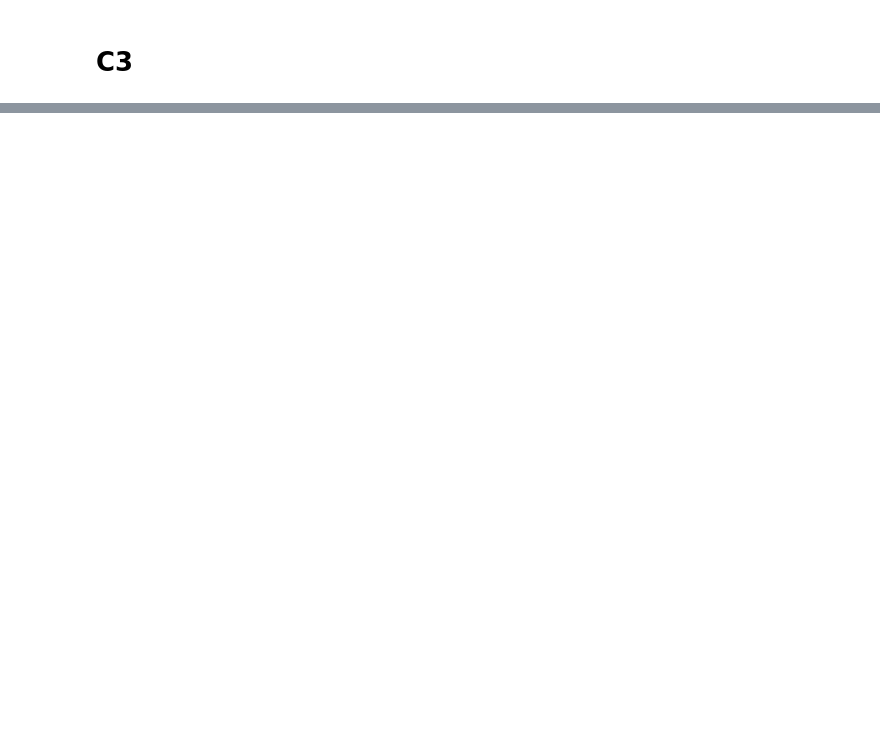
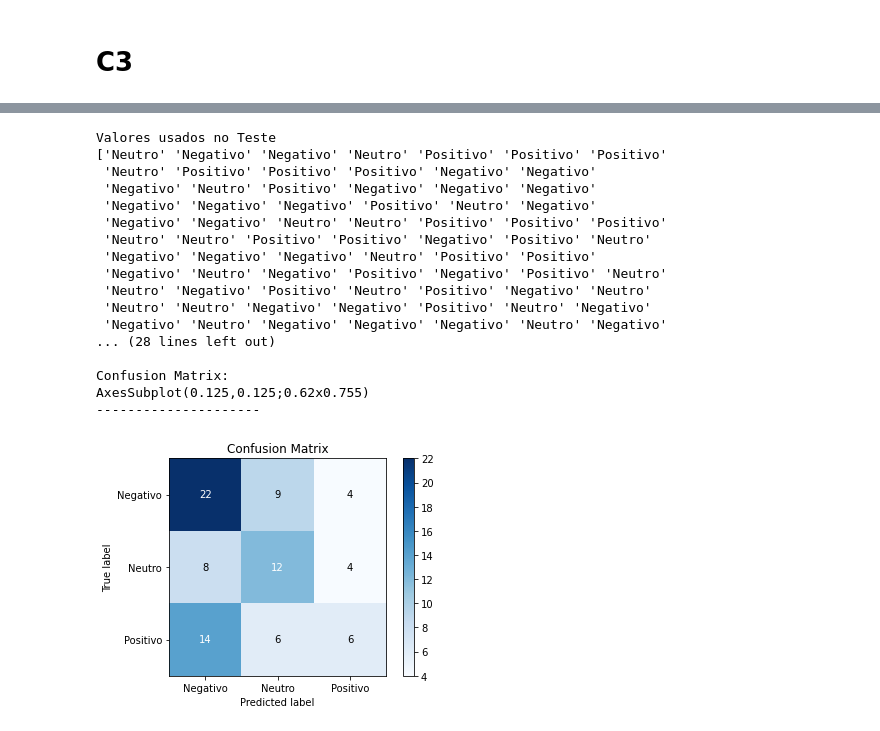
Before and after one commit to rrsouzza/ProjetoIntegradorIV_2022-2, a Jupyter notebook: ponderacoes.ipynb, the cells around one changed output, grey strips where cells are left out. Drawn from its saved outputs; the diff is of its cells as text; code cells hidden in the pictures; blank space fills up the shorter version.

Commit message:
Finalizado Train e Teste Naive Bayes para TF, IDF, TF-IDF

```diff
--- a/ponderacoes.ipynb
+++ b/ponderacoes.ipynb
@@ -304,7 +302,8 @@ with open('tweets.txt', encoding='utf-8') as txt_file:
 # Criação do dataframe:
 
 # Lê o .csv do qual deverá ser feito os cálculos
-df = pd.read_csv('tweets.csv', encoding='utf-8', on_bad_lines='skip')
+# df = pd.read_csv('tweets.csv', encoding='utf-8', on_bad_lines='skip')
+df = pd.read_csv('tweets-novembro.csv', encoding='utf-8', on_bad_lines='skip')
 # df = pd.read_csv('./kmeans_manual/3ª Avaliação/2-2-1.csv', sep=';', index_col=0)
 
 df = df.drop_duplicates()
@@ -406,0 +427,12 @@ df_tf_idf_csv.to_csv('df_tf_idf_classificado.csv', sep = ';', index = False)
+# %%
+df_tf_dados = df_tf_csv
+df_tf_dados = df_tf_dados.drop(columns = 'Tweets', inplace = False)
+print(df_tf_dados.head())
+
+df_idf_dados = df_idf_csv
+df_idf_dados = df_idf_dados.drop(columns = 'Tweets', inplace = False)
+print(df_idf_dados.head())
+
+df_tf_idf_dados = df_tf_idf_csv
+df_tf_idf_dados = df_tf_idf_dados.drop(columns = 'Tweets', inplace = False)
+print(df_tf_idf_dados.head())
@@ -407,4 +465,65 @@ df_tf_idf_csv.to_csv('df_tf_idf_classificado.csv', sep = ';', index = False)
 # %%
-# Decision Tree (DT)
+# TF
 
-from sklearn import tree
+# Seleciona todas as linhas, de todas as colunas, exceto a última
+X_tf = df_tf_dados.iloc[:, 0:-1].values
+# X_tf[0].shape -> 3715
+
+# Seleciona todas as linhas, apenas da última coluna
+y_tf = df_tf_dados.iloc[:, -1].values
+# Y_tf.shape -> 569
+
+# Train-Test Split
+X_tf_train, X_tf_test, y_tf_train, y_tf_test = train_test_split(X_tf, y_tf, test_size = 0.30, random_state = 0)
+
+# Fit-Transform
+sc = StandardScaler()
+X_tf_train = sc.fit_transform(X_tf_train)
+X_tf_test = sc.fit_transform(X_tf_test)
+
+# Naive-Bayes
+naive = GaussianNB()
+naive.fit(X_tf_train, y_tf_train)
+
+# TF - Predição
+y_tf_pred = naive.predict(X_tf_test)
+
+# Valores para Teste
+print('Valores usados no Teste')
+print(y_tf_test)
+print('---------------------')
+
+# Valores previstos
+print('Valores previstos')
+print(y_tf_pred)
+print('---------------------')
+
+# Confusion Matrix do TF
+cm = skplt.metrics.plot_confusion_matrix(y_tf_test, y_tf_pred)
+
+# Métricas dos resultados
+print('Métricas dos resultados')
+print(classification_report(y_tf_test, y_tf_pred))
+
+print('Confusion Matrix: ')
+print(cm)
+print('---------------------')
+# %% [output]
+Valores usados no Teste
+['Neutro' 'Negativo' 'Negativo' 'Neutro' 'Positivo' 'Positivo' 'Positivo'
+ 'Neutro' 'Positivo' 'Positivo' 'Positivo' 'Negativo' 'Negativo'
+ 'Negativo' 'Neutro' 'Positivo' 'Negativo' 'Negativo' 'Negativo'
+ 'Negativo' 'Negativo' 'Negativo' 'Positivo' 'Neutro' 'Negativo'
+ 'Negativo' 'Negativo' 'Neutro' 'Neutro' 'Positivo' 'Positivo' 'Positivo'
+ 'Neutro' 'Neutro' 'Positivo' 'Positivo' 'Negativo' 'Positivo' 'Neutro'
+ 'Negativo' 'Negativo' 'Negativo' 'Neutro' 'Positivo' 'Positivo'
+ 'Negativo' 'Neutro' 'Negativo' 'Positivo' 'Negativo' 'Positivo' 'Neutro'
+ 'Neutro' 'Negativo' 'Positivo' 'Neutro' 'Positivo' 'Negativo' 'Neutro'
+ 'Neutro' 'Neutro' 'Negativo' 'Negativo' 'Positivo' 'Neutro' 'Negativo'
+ 'Negativo' 'Neutro' 'Negativo' 'Negativo' 'Negativo' 'Neutro' 'Negativo'
+... (28 lines left out)
+
+Confusion Matrix:
+AxesSubplot(0.125,0.125;0.62x0.755)
+---------------------
+[figure, added]
```
Also changed, not shown: parts of 17 cells of this notebook, 11 other files.
